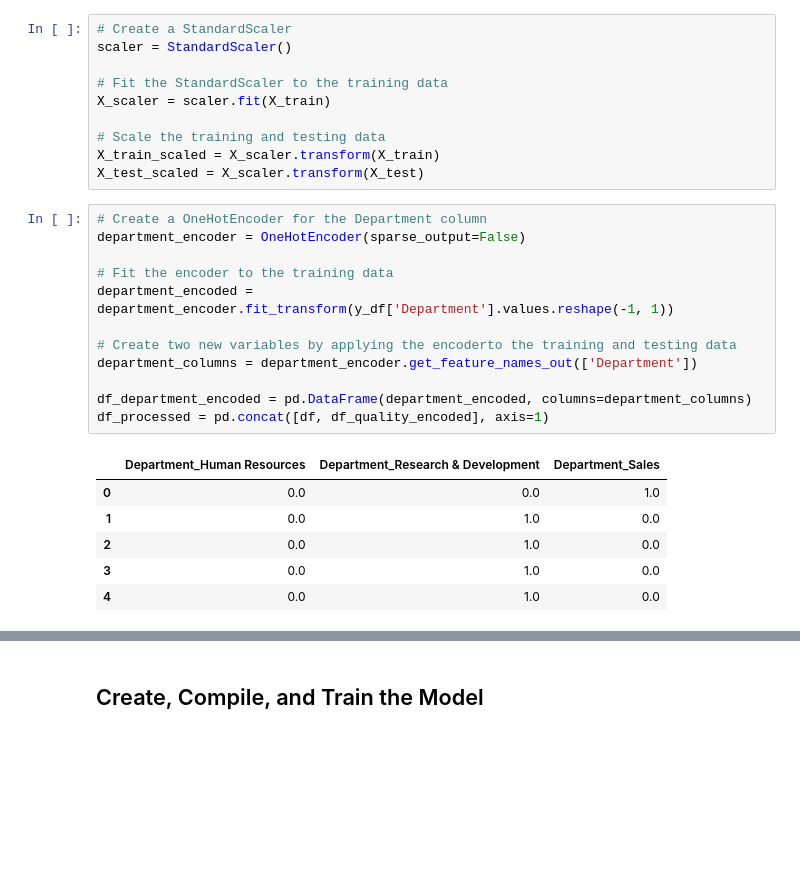
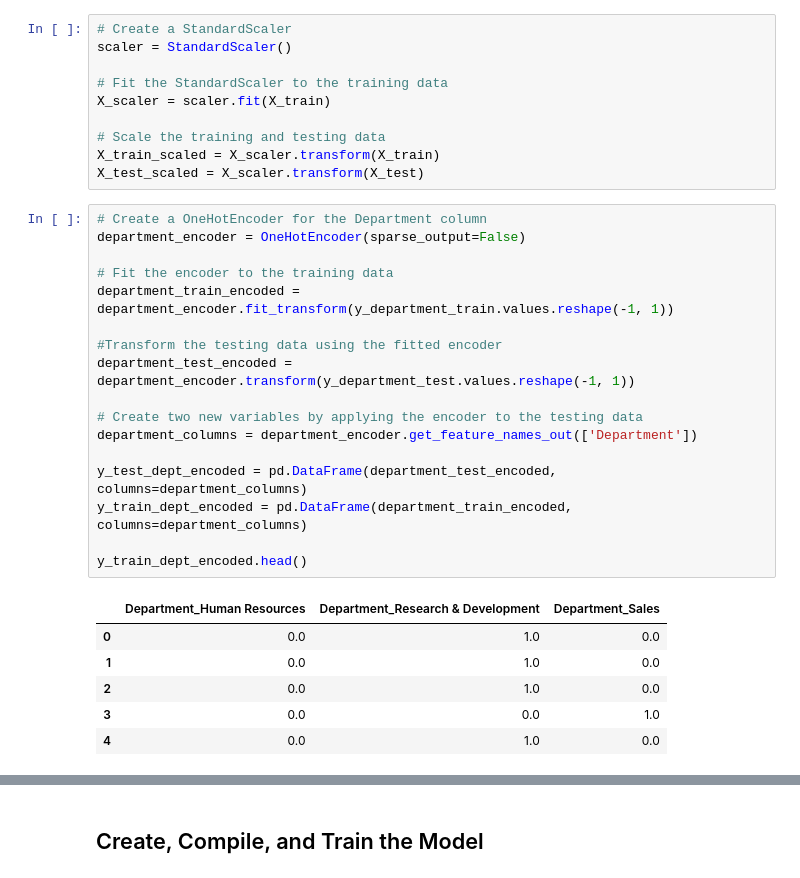
Before and after one commit to jstipe1/AI-Project-1, a Jupyter notebook: attrition.ipynb, the cells around one changed output, grey strips where cells are left out. Saved outputs shown, nothing was run; the diff lists cells and outputs as text; blank space fills up the shorter version.

```diff
--- a/attrition.ipynb
+++ b/attrition.ipynb
@@ -141,21 +141,26 @@ X_test_scaled = X_scaler.transform(X_test)
 # %%
 # Create a OneHotEncoder for the Department column
 department_encoder = OneHotEncoder(sparse_output=False)
 
 # Fit the encoder to the training data
-department_encoded = department_encoder.fit_transform(y_df['Department'].values.reshape(-1, 1))
+department_train_encoded = department_encoder.fit_transform(y_department_train.values.reshape(-1, 1))
 
-# Create two new variables by applying the encoderto the training and testing data
+#Transform the testing data using the fitted encoder
+department_test_encoded = department_encoder.transform(y_department_test.values.reshape(-1, 1))
+
+# Create two new variables by applying the encoder to the testing data
 department_columns = department_encoder.get_feature_names_out(['Department'])
 
-df_department_encoded = pd.DataFrame(department_encoded, columns=department_columns)
-df_processed = pd.concat([df, df_quality_encoded], axis=1)
+y_test_dept_encoded = pd.DataFrame(department_test_encoded, columns=department_columns)
+y_train_dept_encoded = pd.DataFrame(department_train_encoded, columns=department_columns)
+
+y_train_dept_encoded.head()
 # %% [output]
 |  | Department_Human Resources | Department_Research & Development | Department_Sales |
-| 0 | 0.0 | 0.0 | 1.0 |
+| 0 | 0.0 | 1.0 | 0.0 |
 | 1 | 0.0 | 1.0 | 0.0 |
 | 2 | 0.0 | 1.0 | 0.0 |
-| 3 | 0.0 | 1.0 | 0.0 |
+| 3 | 0.0 | 0.0 | 1.0 |
 | 4 | 0.0 | 1.0 | 0.0 |
 # %%
 # Create a OneHotEncoder for the Attrition column
```
Also changed, not shown: parts of 1 cell of this notebook.
